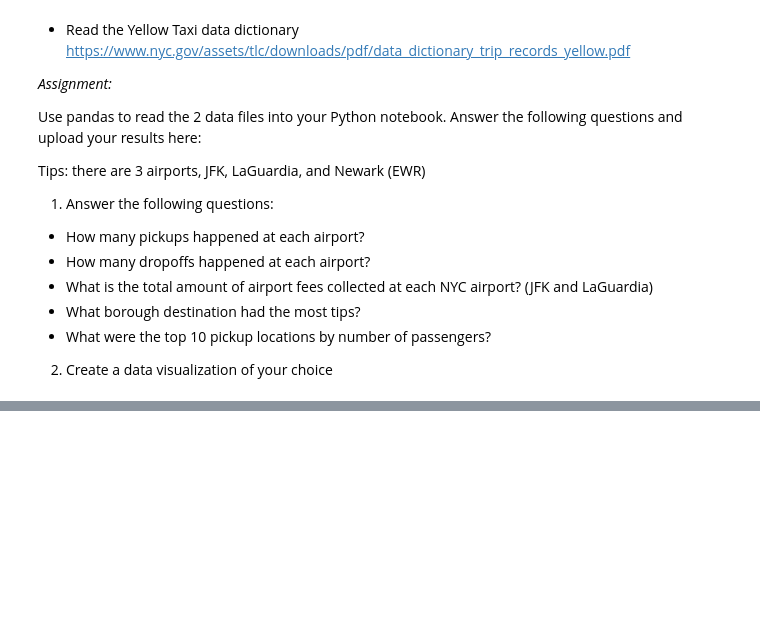
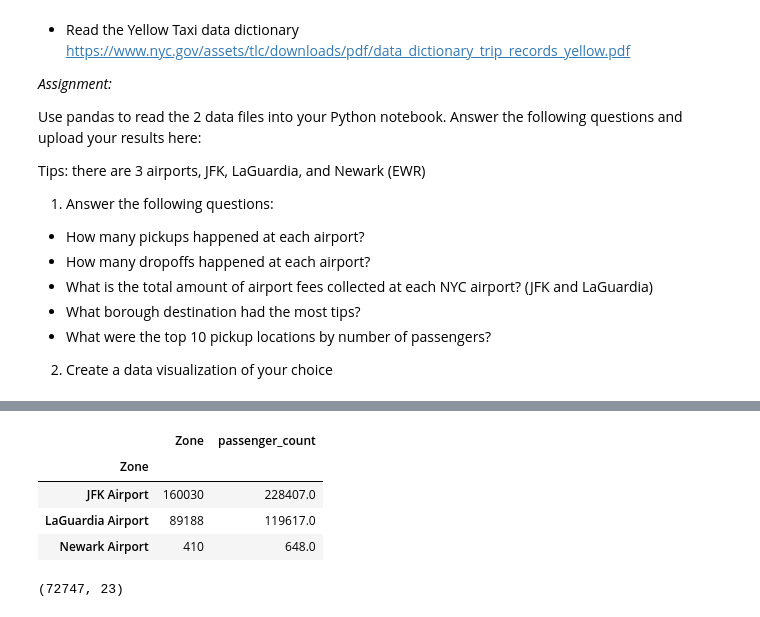
Before and after one commit to samjurassic/datascience-demo, a Jupyter notebook: summer23/DS Skills Lab.ipynb, the cells around one changed output, grey strips where cells are left out. Cells and saved outputs as stored; diff of their text form; code cells hidden in the pictures; blank space fills up the shorter version.

```diff
--- a/summer23/DS Skills Lab.ipynb
+++ b/summer23/DS Skills Lab.ipynb
@@ -30,0 +46,9 @@ taxi_zones = pd.read_csv("/Users/sam/Documents/projects/ds course/taxi_zone_look
+# %%
+# rows before 3066766
+trips_merged_pu = (
+    trips.merge(
+        taxi_zones,
+        left_on=["PULocationID"],
+        right_on=["LocationID"],
+        how="inner")
+)
@@ -30,0 +75,11 @@ taxi_zones = pd.read_csv("/Users/sam/Documents/projects/ds course/taxi_zone_look
+# %%
+# How many pickups happened at each airport?
+result_1 = trips_merged_pu.groupby(["Zone"]).agg({"Zone": "count", "passenger_count": "sum"})
+# %%
+result_1.head()
+# %% [output]
+|  | Zone | passenger_count |
+| Zone |  |  |
+| JFK Airport | 160030 | 228407.0 |
+| LaGuardia Airport | 89188 | 119617.0 |
+| Newark Airport | 410 | 648.0 |
@@ -30,0 +95,4 @@ taxi_zones = pd.read_csv("/Users/sam/Documents/projects/ds course/taxi_zone_look
+# %%
+trips_merged_do.shape
+# %% [output]
+(72747, 23)
```
Also changed, not shown: parts of 11 cells of this notebook.
